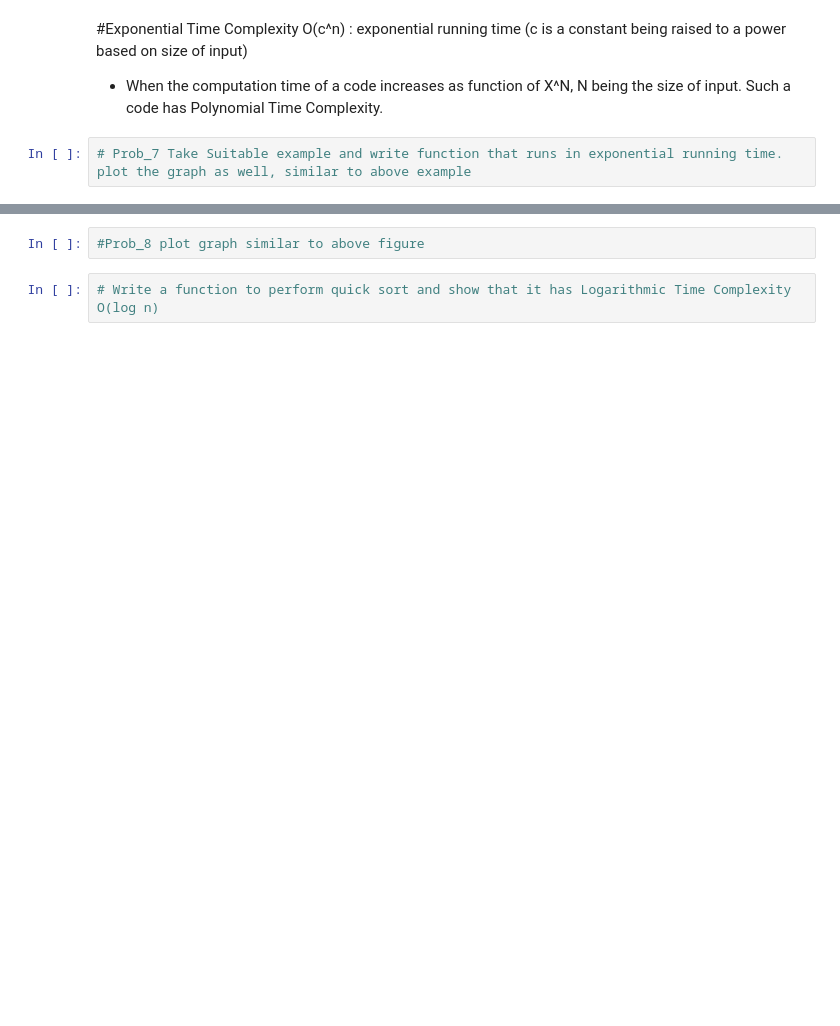
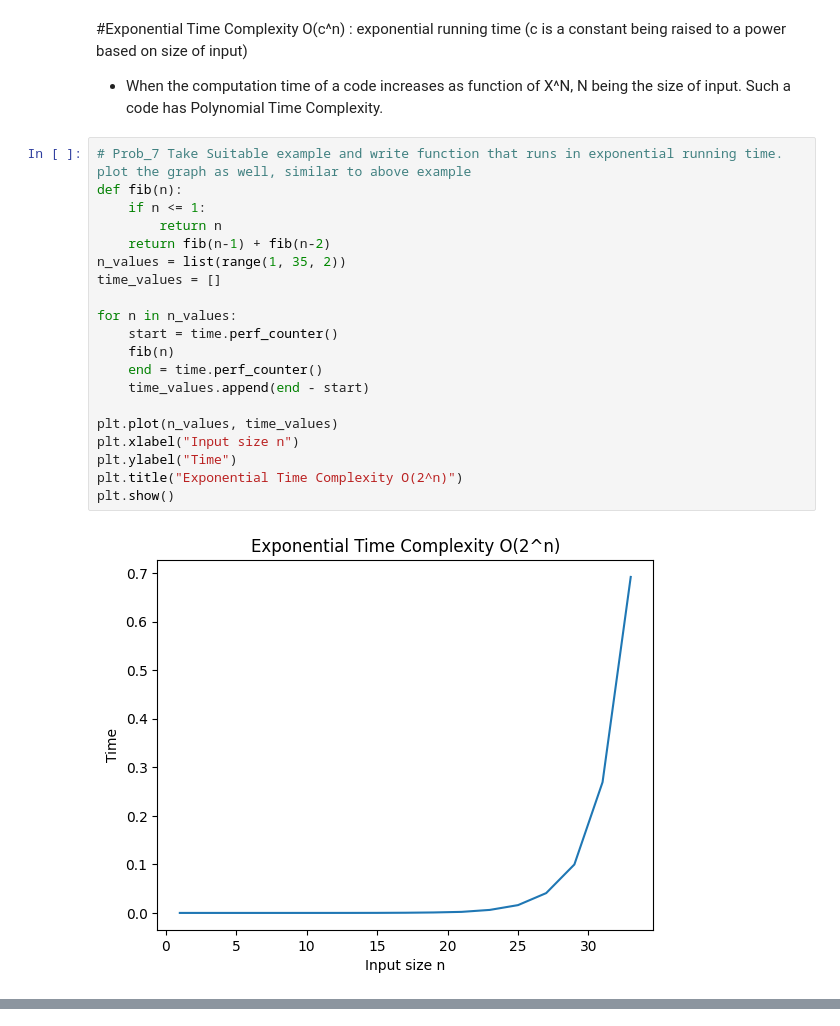
Before and after one commit to Harshitd1/algoAndProblemSolving, a Jupyter notebook: Lab_3_Growth_of_function.ipynb, the cells around one changed output, grey strips where cells are left out. Cells and saved outputs as stored; diff of their text form; blank space fills up the shorter version.

```diff
--- a/Lab_3_Growth_of_function.ipynb
+++ b/Lab_3_Growth_of_function.ipynb
@@ -206,8 +238,28 @@ plt.show()
 #Exponential Time Complexity O(c^n) : exponential running time (c is a constant being raised to a power based on size of input)
 
 * When the computation time of a code increases as function of X^N, N being the size of input. Such a code has Polynomial Time Complexity.
-# %%
-# Prob_7 Take Suitable example and write function that runs in exponential running time. plot the graph as well, similar to above example
+# %%
+# Prob_7 Take Suitable example and write function that runs in exponential running time. plot the graph as well, similar to above example
+def fib(n):
+    if n <= 1:
+        return n
+    return fib(n-1) + fib(n-2)
+n_values = list(range(1, 35, 2))
+time_values = []
+
+for n in n_values:
+    start = time.perf_counter()
+    fib(n)
+    end = time.perf_counter()
+    time_values.append(end - start)
+
+plt.plot(n_values, time_values)
+plt.xlabel("Input size n")
+plt.ylabel("Time")
+plt.title("Exponential Time Complexity O(2^n)")
+plt.show()
+# %% [output]
+[figure, added]
 # %% [markdown]
 #Importing required packages. plot graph similar to given figure
 
@@ -215,7 +267,3 @@ plt.show()
 
 
 ![1.png](embedded-picture-1)
-# %%
-#Prob_8 plot graph similar to above figure
-# %%
-# Write a function to perform quick sort and show that it has Logarithmic Time Complexity O(log n)
```
Also changed, not shown: parts of 6 cells of this notebook.
